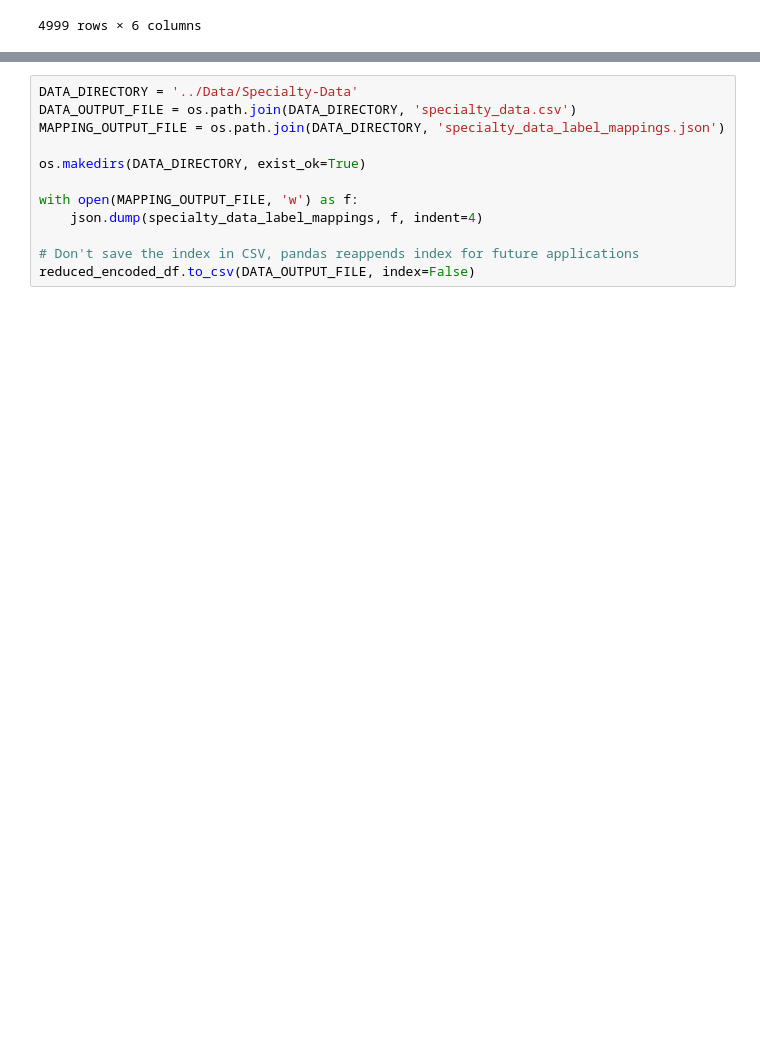
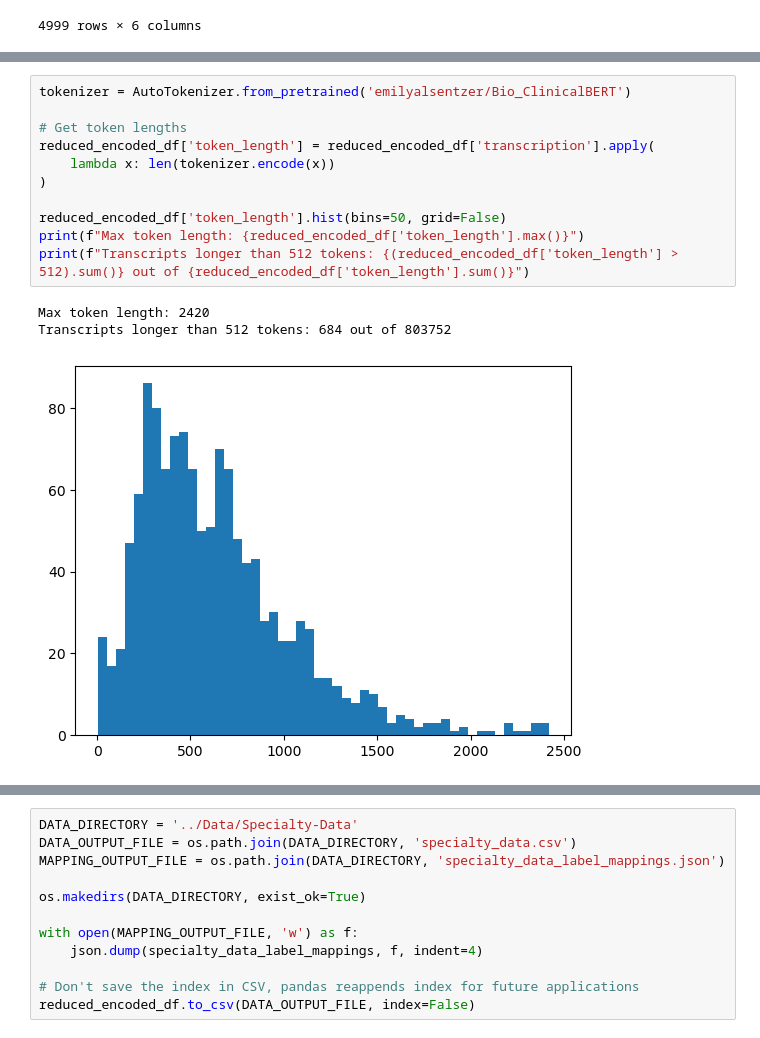
Before and after one commit to Spencer10010/Trend-Interview, a Jupyter notebook: Codebase/Cleaning/specialty_data_preprocessing.ipynb, the cells around one changed output, grey strips where cells are left out. Cells and saved outputs as stored; diff of their text form; blank space fills up the shorter version.

Commit message:
My GPU is dying, emergency push to save current state. More bert testing soon to follow.

```diff
--- a/Codebase/Cleaning/specialty_data_preprocessing.ipynb
+++ b/Codebase/Cleaning/specialty_data_preprocessing.ipynb
@@ -161,0 +174,15 @@ See the caveats in the documentation: https://pandas.pydata.org/pandas-docs/stab
+# %%
+tokenizer = AutoTokenizer.from_pretrained('emilyalsentzer/Bio_ClinicalBERT')
+
+# Get token lengths
+reduced_encoded_df['token_length'] = reduced_encoded_df['transcription'].apply(
+    lambda x: len(tokenizer.encode(x))
+)
+
+reduced_encoded_df['token_length'].hist(bins=50, grid=False)
+print(f"Max token length: {reduced_encoded_df['token_length'].max()}")
+print(f"Transcripts longer than 512 tokens: {(reduced_encoded_df['token_length'] > 512).sum()} out of {reduced_encoded_df['token_length'].sum()}")
+# %% [output]
+Max token length: 2420
+Transcripts longer than 512 tokens: 684 out of 803752
+[figure, added]
```
Also changed, not shown: parts of 4 cells of this notebook, 3 other files.
